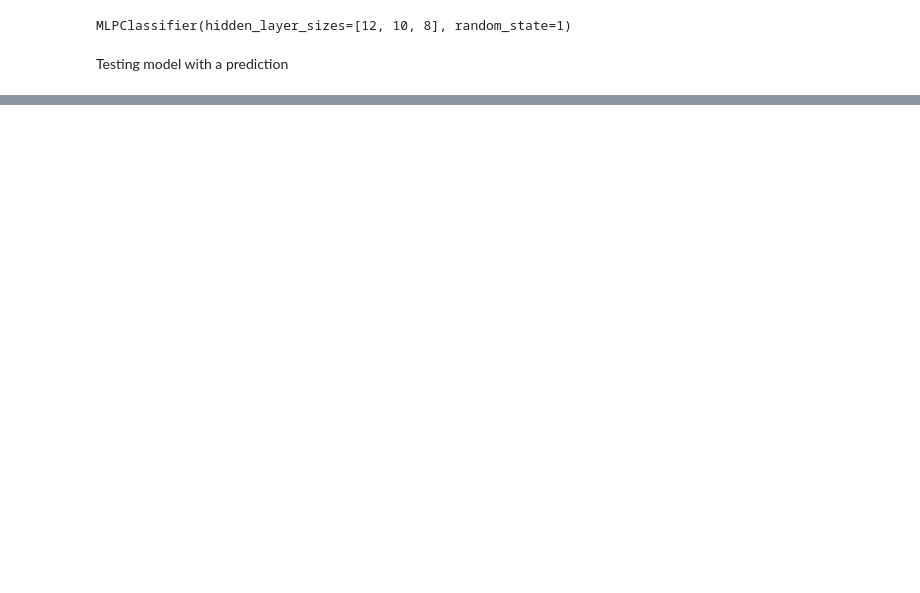
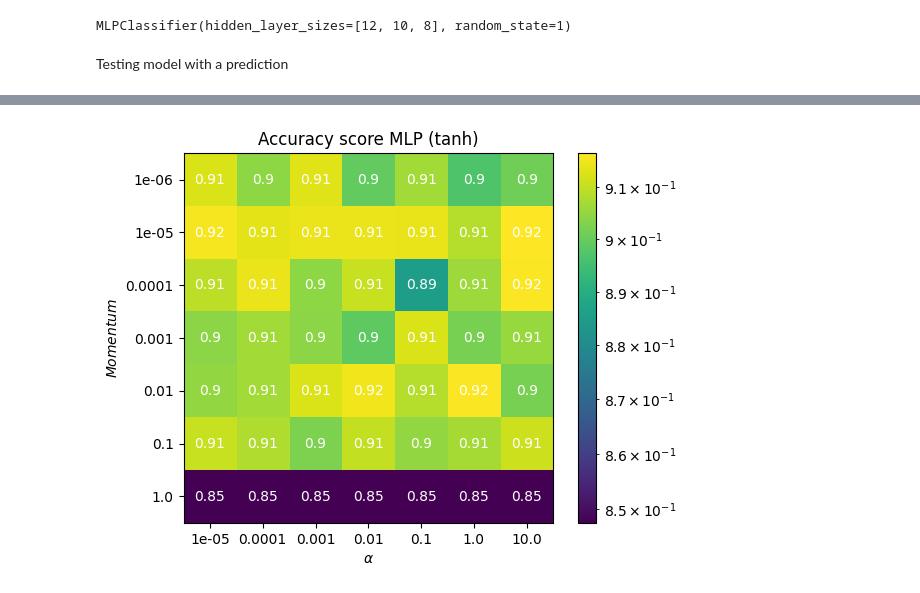
Before and after one commit to mathiasmellemstuen/FYS_STK4155_Prosjekt_3, a Jupyter notebook: src/main.ipynb, the cells around one changed output, grey strips where cells are left out. Cells and saved outputs as stored; diff of their text form; code cells hidden in the pictures; blank space fills up the shorter version.

```diff
--- a/src/main.ipynb
+++ b/src/main.ipynb
@@ -77,0 +76,4 @@ alpha:10.0, momentum :1.0 gives accuracy 0.89
+# %%
+grid_search_hyperparameters_MLP(X_train, X_test, Y_train, Y_test, "Accuracy score MLP (tanh)", func="tanh", verbose = False)
+# %% [output]
+[figure, added]
```
Also changed, not shown: parts of 28 cells of this notebook, 6 other files.
